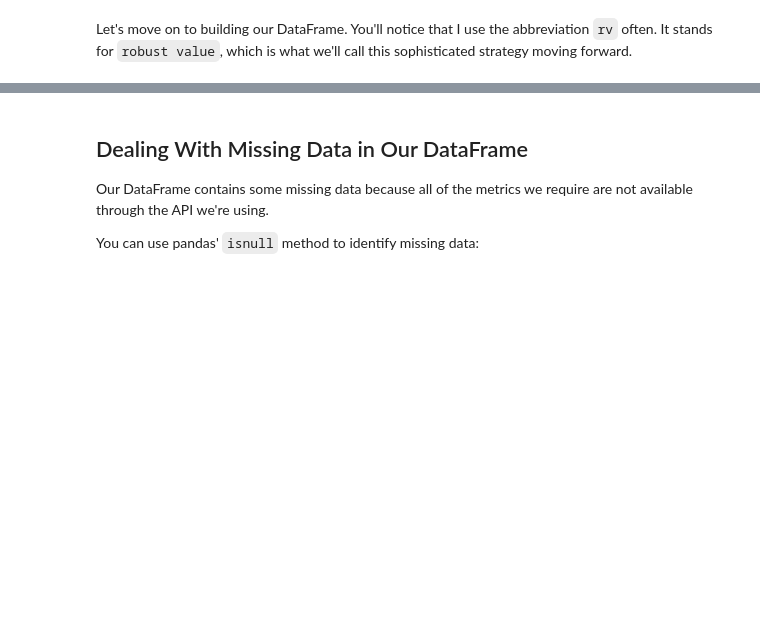
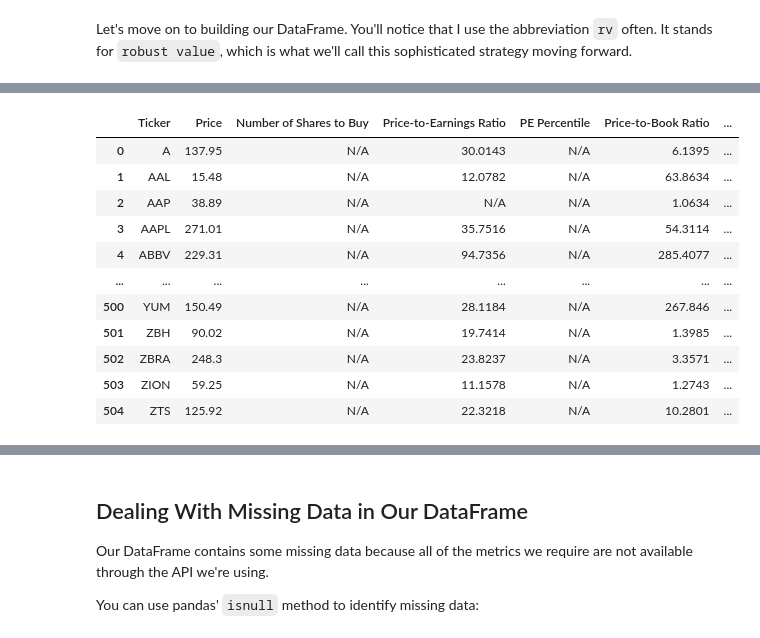
Before and after one commit to JeffreyPatino/algorithmic-trading-python, a Jupyter notebook: starter_files/003_quantitative_value_strategy.ipynb, the cells around one changed output, grey strips where cells are left out. Cells and saved outputs as stored; diff of their text form; code cells hidden in the pictures; blank space fills up the shorter version.

Commit message:
Completed valu percentiles section in 003

```diff
--- a/starter_files/003_quantitative_value_strategy.ipynb
+++ b/starter_files/003_quantitative_value_strategy.ipynb
@@ -242,0 +275,69 @@ Let's move on to building our DataFrame. You'll notice that I use the abbreviati
+# %%
+rv_columns = [
+    'Ticker',
+    'Price',
+    'Number of Shares to Buy',
+    'Price-to-Earnings Ratio',
+    'PE Percentile',
+    'Price-to-Book Ratio',
+    'PB Percentile',
+    'Price-to-Sales Ratio',
+    'PS Percentile',
+    'EV/EBITDA',
+    'EV/EBITDA Percentile',
+    'EV/Gross Profit',
+    'EV/Gross Profit Percentile',
+    'RV Score'
+]
+
+rv_dataframe = pd.DataFrame(columns = rv_columns)
+
+rows = []
+for stock in stocks['Ticker']:
+    try:
+        pricing_api_url = f'https://finnhub.io/api/v1/quote?symbol={stock}&token={FINNHUB_API_KEY}'
+        basic_financials_api_url = f'https://finnhub.io/api/v1/stock/metric?symbol={stock}&metric=all&token={FINNHUB_API_KEY}'
+        financials_reported_api_url = f'https://finnhub.io/api/v1/stock/financials-reported?symbol={stock}&metric=all&token={FINNHUB_API_KEY}'
+
+        pricing_data = requests.get(pricing_api_url).json()
+        if pricing_data.get('error'):
+            raise Exception(f"Error fetching pricing data for {stock}: {pricing_data['error']}")
+
+        basic_financials = requests.get(basic_financials_api_url).json()
+        if basic_financials.get('error'):
+            raise Exception(f"Error fetching basic financials data for {stock}: {basic_financials['error']}")
+
+        financials_reported = requests.get(financials_reported_api_url).json()
+        if financials_reported.get('error'):
+            raise Exception(f"Error fetching financials reported data for {stock}: {financials_reported['error']}")
+
+        price = pricing_data.get('c') or 'N/A'
+        pe_annual = basic_financials.get('metric', {}).get('peAnnual') or 'N/A'
+        pb = basic_financials.get('metric', {}).get('pb') or 'N/A'
+        ps_annual = basic_financials.get('metric', {}).get('psAnnual') or 'N/A'
+        ev_ebitda_ttm = basic_financials.get('metric', {}).get('evEbitdaTTM') or 'N/A'
+
+        ev = basic_financials.get('metric', {}).get('enterpriseValue')* 1000000 or 'N/A'
+        income_statement = financials_reported.get('data', [])[0].get('report', {}).get('ic', []) or 'N/A'
+
+        gross_profit_value = (
+            next((item.get('value') for item in income_statement
+                if item.get('concept') == 'us-gaap_GrossProfit'), 'N/A')
+            if isinstance(income_statement, list) else 'N/A'
+        )
+
+        ev_gross_profit = ev / gross_profit_value if ev != 'N/A' and gross_profit_value != 'N/A' and gross_profit_value != 0 else 'N/A'
+
+    except Exception as e:
+        print(f"An error occurred for {stock}: {e}")
+        price = 'N/A'
+        one_year_price_return = 'N/A'
+
+    rows.append([stock, price, 'N/A', pe_annual, 'N/A', pb, 'N/A', ps_annual, 'N/A', ev_ebitda_ttm, 'N/A', ev_gross_profit, 'N/A', 'N/A'])
+
+    time.sleep(2)
+
+final_dataframe = pd.DataFrame(rows, columns = rv_columns)
+
+final_dataframe
+# %% [output]
@@ -242,0 +361,12 @@ Let's move on to building our DataFrame. You'll notice that I use the abbreviati
+|  | Ticker | Price | Number of Shares to Buy | Price-to-Earnings Ratio | PE Percentile | Price-to-Book Ratio | ... |
+| 0 | A | 137.95 | N/A | 30.0143 | N/A | 6.1395 | ... |
+| 1 | AAL | 15.48 | N/A | 12.0782 | N/A | 63.8634 | ... |
+| 2 | AAP | 38.89 | N/A | N/A | N/A | 1.0634 | ... |
+| 3 | AAPL | 271.01 | N/A | 35.7516 | N/A | 54.3114 | ... |
+| 4 | ABBV | 229.31 | N/A | 94.7356 | N/A | 285.4077 | ... |
+| ... | ... | ... | ... | ... | ... | ... | ... |
+| 500 | YUM | 150.49 | N/A | 28.1184 | N/A | 267.846 | ... |
+| 501 | ZBH | 90.02 | N/A | 19.7414 | N/A | 1.3985 | ... |
+| 502 | ZBRA | 248.3 | N/A | 23.8237 | N/A | 3.3571 | ... |
+| 503 | ZION | 59.25 | N/A | 11.1578 | N/A | 1.2743 | ... |
+| 504 | ZTS | 125.92 | N/A | 22.3218 | N/A | 10.2801 | ... |
```
Also changed, not shown: parts of 12 cells of this notebook, 1 other file.
